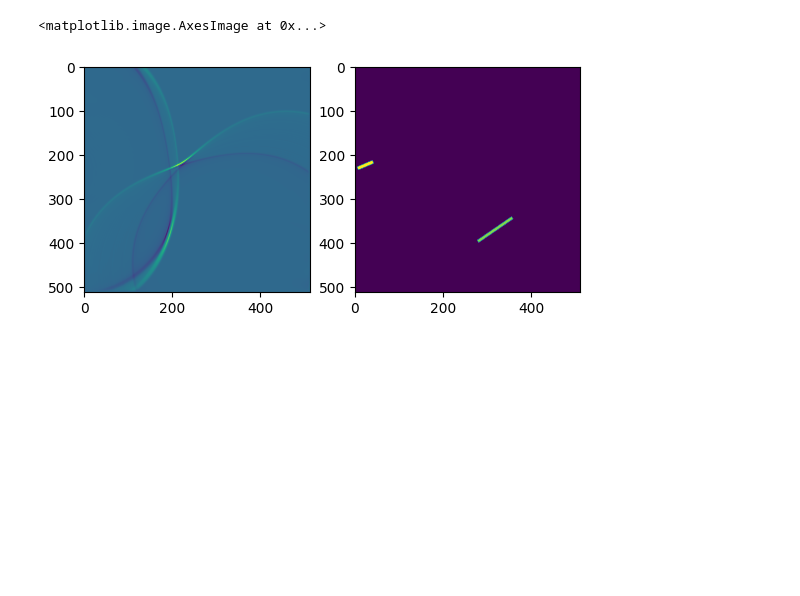
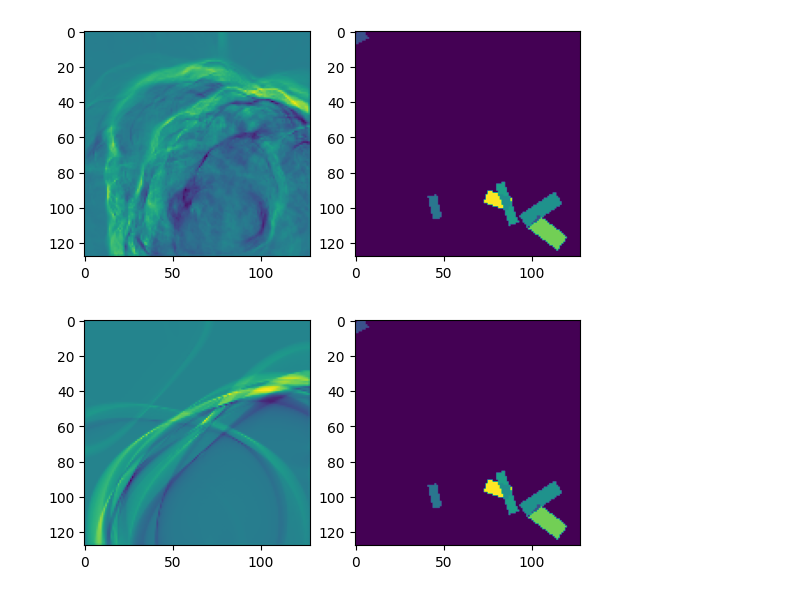
Before and after one commit to wavebench/wavebench, a Jupyter notebook: notebooks/demo-dataloaders.ipynb, the cells around one changed output. Saved outputs shown, nothing was run; the diff lists cells and outputs as text; code cells hidden in the pictures; blank space fills up the shorter version.

Commit message:
added in-distribution dataloaders for is and rtc

```diff
--- a/notebooks/demo-dataloaders.ipynb
+++ b/notebooks/demo-dataloaders.ipynb
@@ -3,20 +3,21 @@ import matplotlib.pyplot as plt
 # %%
 from wavebench.dataloaders.rtc_loader import get_dataloaders_rtc_thick_lines
 
+for medium_type in ['gaussian_lens', 'gaussian_random_field']:
+  loaders = get_dataloaders_rtc_thick_lines(
+    medium_type=medium_type#'gaussian_lens'
+  )
 
-loaders = get_dataloaders_rtc_thick_lines()
-# a, b = next(iter(loaders['train']))
+  idx = 0
+  a, b = loaders['train'].dataset.__getitem__(idx)
 
-idx = 0
-a, b = loaders['train'].dataset.__getitem__(idx)
+  fig, axes = plt.subplots(1, 2)
 
-fig, axes = plt.subplots(1, 2)
-
-axes[0].imshow(a.squeeze().numpy())
-axes[1].imshow(b.squeeze().numpy())
+  axes[0].imshow(a.squeeze().numpy())
+  axes[1].imshow(b.squeeze().numpy())
 # %% [output]
-<matplotlib.image.AxesImage at 0x...>
-[figure, old version]
+[figure, new version]
+[figure, added]
 # %%
 from wavebench.dataloaders.is_loader import get_dataloaders_is_thick_lines
 
```
Also changed, not shown: parts of 1 cell of this notebook, 4 other files.
